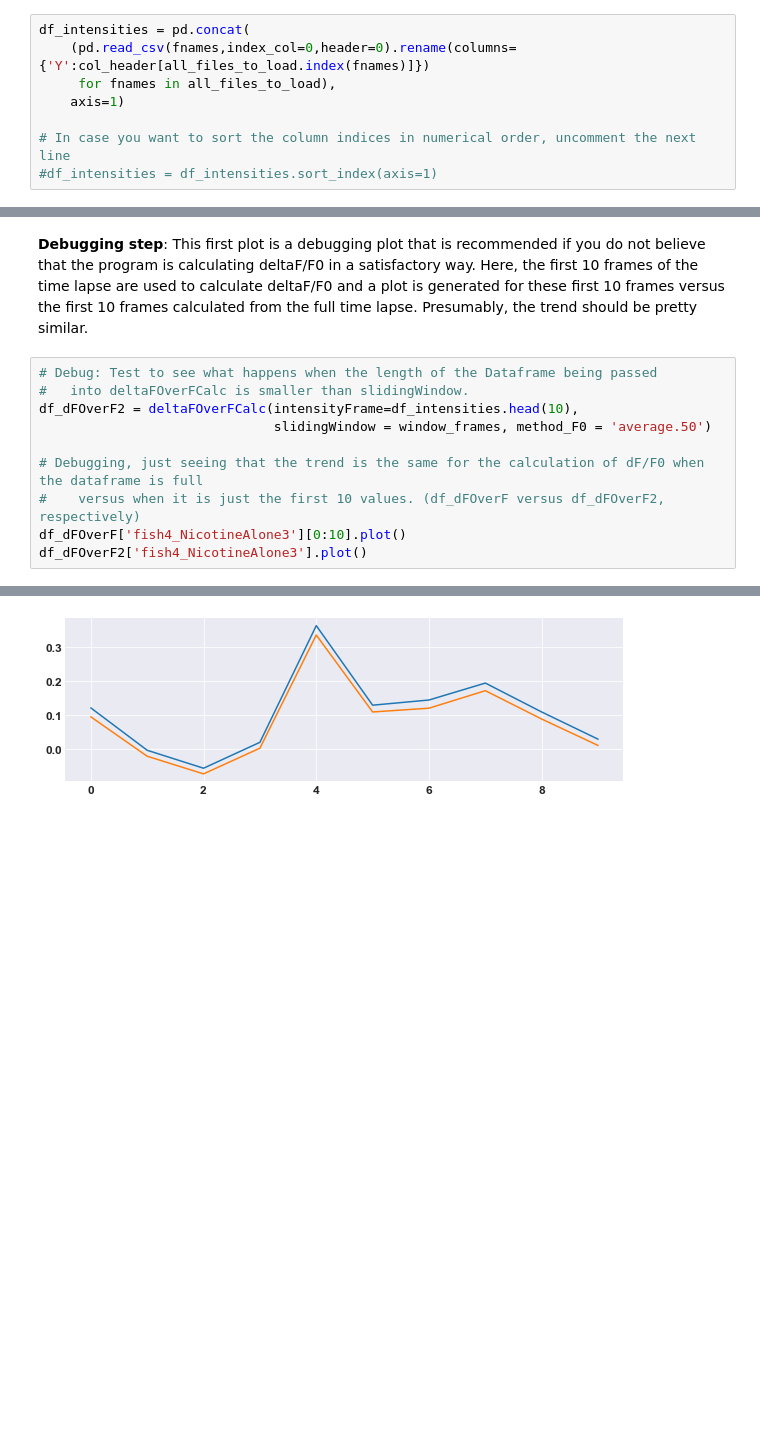
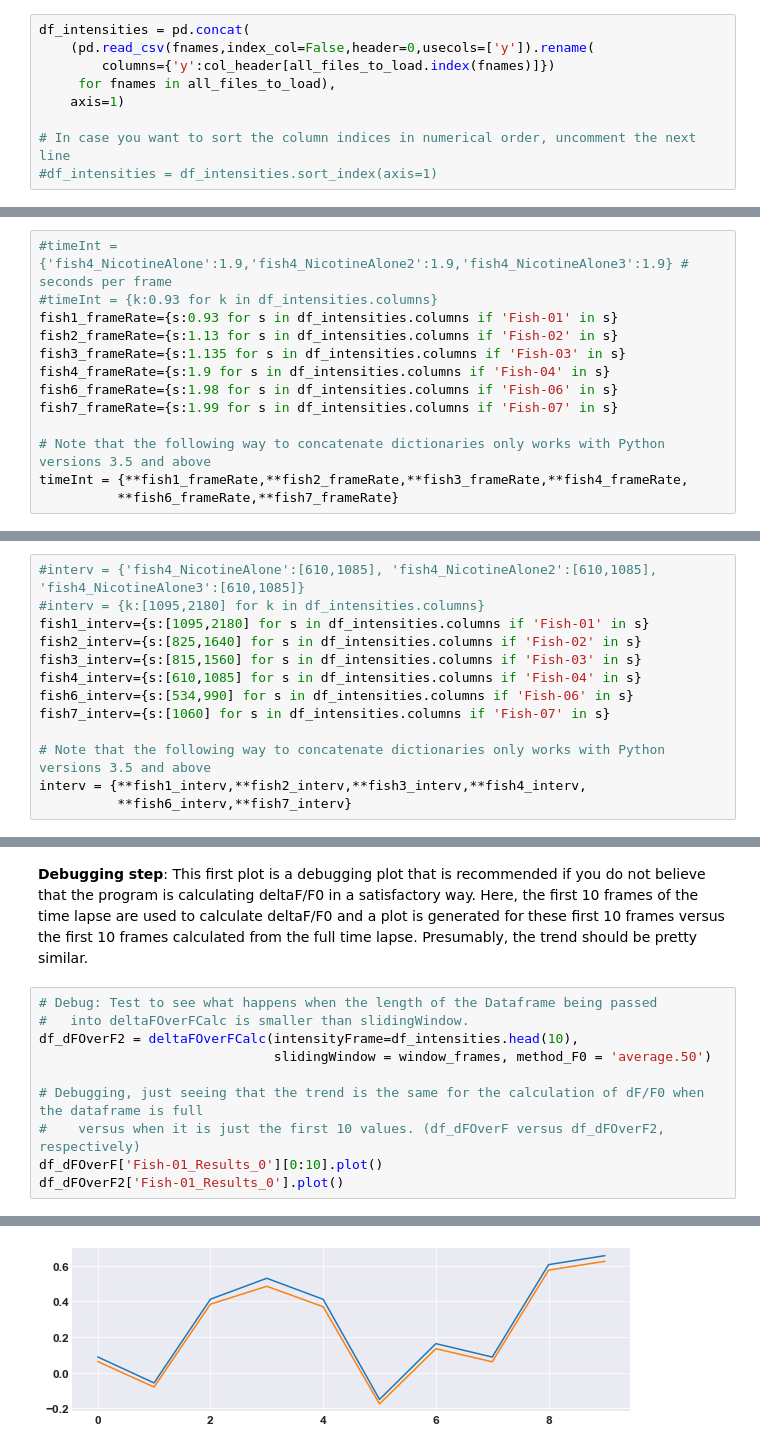
Before and after one commit to wdempseyRepo/neuron-analysis, a Jupyter notebook: gcamp/deltaFOverF.ipynb, the cells around one changed output, grey strips where cells are left out. Saved outputs shown, nothing was run; the diff lists cells and outputs as text; blank space fills up the shorter version.

```diff
--- a/gcamp/deltaFOverF.ipynb
+++ b/gcamp/deltaFOverF.ipynb
@@ -81,7 +53,8 @@ for li2 in range(0,len(all_files_to_load))]
 Create a dataframe of intensity values. Each row represents a single time point in a time lapse movie. Each column represents a different *(i)* cell, *(ii)* region, or *(iii)* same region but different fish. Note that in the case of choosing the same region but different fish, ensure that the frame rate is the **same** for each fish, or else the graph will not be useful. Presumably, there are the same number of rows for each, but if there are not, the unfilled rows will just retain NaN values instead of actual numerical values.
 # %%
 df_intensities = pd.concat(
-    (pd.read_csv(fnames,index_col=0,header=0).rename(columns={'Y':col_header[all_files_to_load.index(fnames)]})
+    (pd.read_csv(fnames,index_col=False,header=0,usecols=['y']).rename(
+        columns={'y':col_header[all_files_to_load.index(fnames)]})
      for fnames in all_files_to_load),
     axis=1)
 
@@ -110,0 +83,13 @@ df_intensities.tail(31)
+# %%
+#timeInt = {'fish4_NicotineAlone':1.9,'fish4_NicotineAlone2':1.9,'fish4_NicotineAlone3':1.9} # seconds per frame
+#timeInt = {k:0.93 for k in df_intensities.columns}
+fish1_frameRate={s:0.93 for s in df_intensities.columns if 'Fish-01' in s}
+fish2_frameRate={s:1.13 for s in df_intensities.columns if 'Fish-02' in s}
+fish3_frameRate={s:1.135 for s in df_intensities.columns if 'Fish-03' in s}
+fish4_frameRate={s:1.9 for s in df_intensities.columns if 'Fish-04' in s}
+fish6_frameRate={s:1.98 for s in df_intensities.columns if 'Fish-06' in s}
+fish7_frameRate={s:1.99 for s in df_intensities.columns if 'Fish-07' in s}
+
+# Note that the following way to concatenate dictionaries only works with Python versions 3.5 and above
+timeInt = {**fish1_frameRate,**fish2_frameRate,**fish3_frameRate,**fish4_frameRate,
+          **fish6_frameRate,**fish7_frameRate}
@@ -110,0 +104,13 @@ df_intensities.tail(31)
+# %%
+#interv = {'fish4_NicotineAlone':[610,1085], 'fish4_NicotineAlone2':[610,1085], 'fish4_NicotineAlone3':[610,1085]}
+#interv = {k:[1095,2180] for k in df_intensities.columns}
+fish1_interv={s:[1095,2180] for s in df_intensities.columns if 'Fish-01' in s}
+fish2_interv={s:[825,1640] for s in df_intensities.columns if 'Fish-02' in s}
+fish3_interv={s:[815,1560] for s in df_intensities.columns if 'Fish-03' in s}
+fish4_interv={s:[610,1085] for s in df_intensities.columns if 'Fish-04' in s}
+fish6_interv={s:[534,990] for s in df_intensities.columns if 'Fish-06' in s}
+fish7_interv={s:[1060] for s in df_intensities.columns if 'Fish-07' in s}
+
+# Note that the following way to concatenate dictionaries only works with Python versions 3.5 and above
+interv = {**fish1_interv,**fish2_interv,**fish3_interv,**fish4_interv,
+          **fish6_interv,**fish7_interv}
@@ -419,13 +440,13 @@ This first plot is a debugging plot that is recommended if you do not believe th
 # %%
 # Debug: Test to see what happens when the length of the Dataframe being passed
 #   into deltaFOverFCalc is smaller than slidingWindow.
 df_dFOverF2 = deltaFOverFCalc(intensityFrame=df_intensities.head(10),
                               slidingWindow = window_frames, method_F0 = 'average.50')
 
 # Debugging, just seeing that the trend is the same for the calculation of dF/F0 when the dataframe is full
 #    versus when it is just the first 10 values. (df_dFOverF versus df_dFOverF2, respectively)
-df_dFOverF['fish4_NicotineAlone3'][0:10].plot()
-df_dFOverF2['fish4_NicotineAlone3'].plot()
+df_dFOverF['Fish-01_Results_0'][0:10].plot()
+df_dFOverF2['Fish-01_Results_0'].plot()
 # %% [output]
 <matplotlib.axes._subplots.AxesSubplot at 0x...>
-[figure, old version]
+[figure, new version]
```
Also changed, not shown: parts of 51 cells of this notebook.
